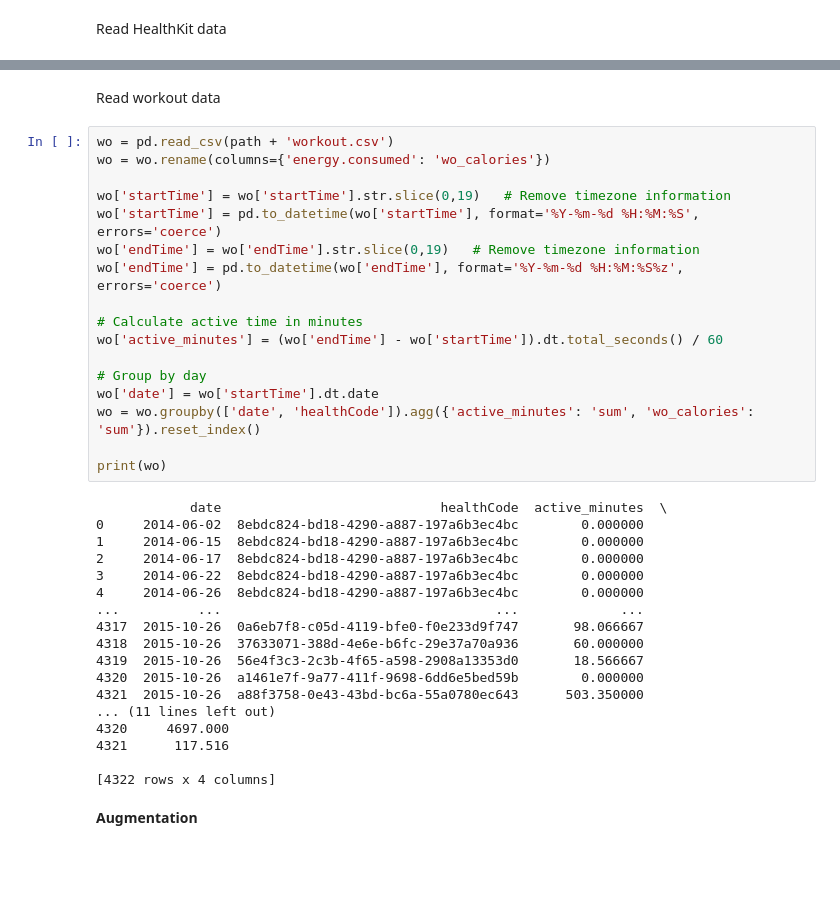
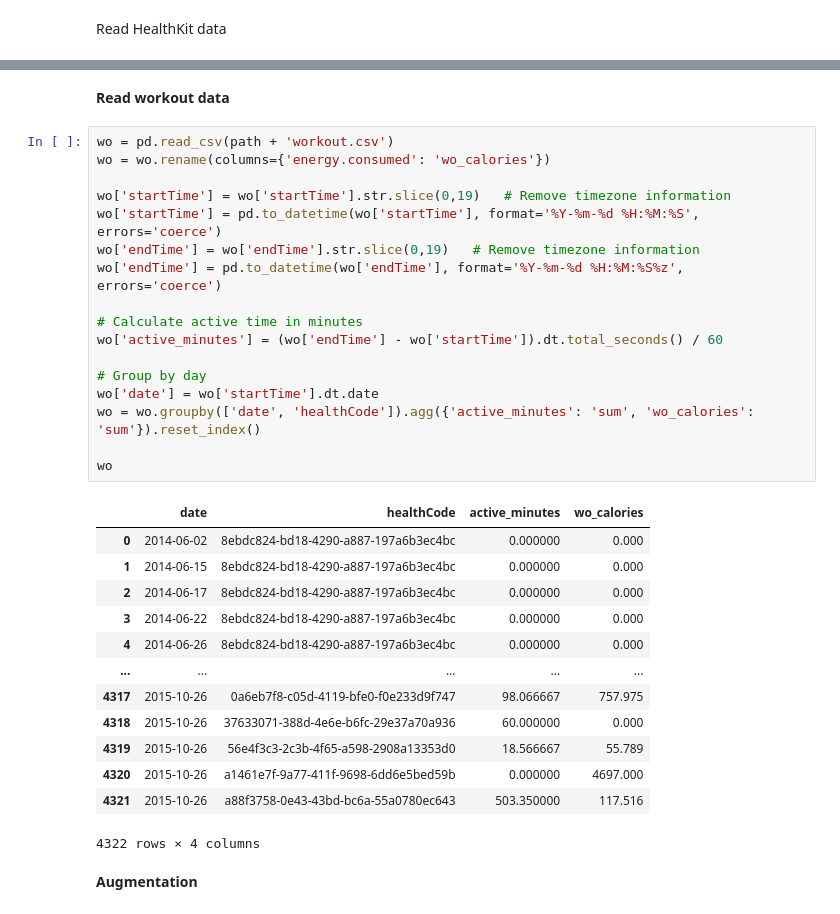
Before and after one commit to Blistt/bp-regulator, a Jupyter notebook: BP_Recommendation_system.ipynb, the cells around one changed output, grey strips where cells are left out. Cells and saved outputs as stored; diff of their text form; blank space fills up the shorter version.

```diff
--- a/BP_Recommendation_system.ipynb
+++ b/BP_Recommendation_system.ipynb
@@ -117,42 +114,38 @@ print(sleep)
 
 [8255 rows x 5 columns]
 # %% [markdown]
-Read workout data
+**Read workout data**
 # %%
 wo = pd.read_csv(path + 'workout.csv')
 wo = wo.rename(columns={'energy.consumed': 'wo_calories'})
 
 wo['startTime'] = wo['startTime'].str.slice(0,19)   # Remove timezone information
 wo['startTime'] = pd.to_datetime(wo['startTime'], format='%Y-%m-%d %H:%M:%S', errors='coerce')
 wo['endTime'] = wo['endTime'].str.slice(0,19)   # Remove timezone information
 wo['endTime'] = pd.to_datetime(wo['endTime'], format='%Y-%m-%d %H:%M:%S%z', errors='coerce')
 
 # Calculate active time in minutes
 wo['active_minutes'] = (wo['endTime'] - wo['startTime']).dt.total_seconds() / 60
 
 # Group by day
 wo['date'] = wo['startTime'].dt.date
 wo = wo.groupby(['date', 'healthCode']).agg({'active_minutes': 'sum', 'wo_calories': 'sum'}).reset_index()
 
-print(wo)
+wo
 # %% [output]
+|  | date | healthCode | active_minutes | wo_calories |
+| 0 | 2014-06-02 | 8ebdc824-bd18-4290-a887-197a6b3ec4bc | 0.000000 | 0.000 |
+| 1 | 2014-06-15 | 8ebdc824-bd18-4290-a887-197a6b3ec4bc | 0.000000 | 0.000 |
+| 2 | 2014-06-17 | 8ebdc824-bd18-4290-a887-197a6b3ec4bc | 0.000000 | 0.000 |
+| 3 | 2014-06-22 | 8ebdc824-bd18-4290-a887-197a6b3ec4bc | 0.000000 | 0.000 |
+| 4 | 2014-06-26 | 8ebdc824-bd18-4290-a887-197a6b3ec4bc | 0.000000 | 0.000 |
+| ... | ... | ... | ... | ... |
+| 4317 | 2015-10-26 | 0a6eb7f8-c05d-4119-bfe0-f0e233d9f747 | 98.066667 | 757.975 |
+| 4318 | 2015-10-26 | 37633071-388d-4e6e-b6fc-29e37a70a936 | 60.000000 | 0.000 |
+| 4319 | 2015-10-26 | 56e4f3c3-2c3b-4f65-a598-2908a13353d0 | 18.566667 | 55.789 |
+| 4320 | 2015-10-26 | a1461e7f-9a77-411f-9698-6dd6e5bed59b | 0.000000 | 4697.000 |
+| 4321 | 2015-10-26 | a88f3758-0e43-43bd-bc6a-55a0780ec643 | 503.350000 | 117.516 |
-            date                            healthCode  active_minutes  \
-0     2014-06-02  8ebdc824-bd18-4290-a887-197a6b3ec4bc        0.000000
-1     2014-06-15  8ebdc824-bd18-4290-a887-197a6b3ec4bc        0.000000
-2     2014-06-17  8ebdc824-bd18-4290-a887-197a6b3ec4bc        0.000000
-3     2014-06-22  8ebdc824-bd18-4290-a887-197a6b3ec4bc        0.000000
-4     2014-06-26  8ebdc824-bd18-4290-a887-197a6b3ec4bc        0.000000
-...          ...                                   ...             ...
-4317  2015-10-26  0a6eb7f8-c05d-4119-bfe0-f0e233d9f747       98.066667
-4318  2015-10-26  37633071-388d-4e6e-b6fc-29e37a70a936       60.000000
-4319  2015-10-26  56e4f3c3-2c3b-4f65-a598-2908a13353d0       18.566667
-4320  2015-10-26  a1461e7f-9a77-411f-9698-6dd6e5bed59b        0.000000
-4321  2015-10-26  a88f3758-0e43-43bd-bc6a-55a0780ec643      503.350000
-... (11 lines left out)
-4320     4697.000
-4321      117.516
-
-[4322 rows x 4 columns]
+4322 rows × 4 columns
 # %% [markdown]
 **Augmentation**
 # %%
```
Also changed, not shown: parts of 10 cells of this notebook.
